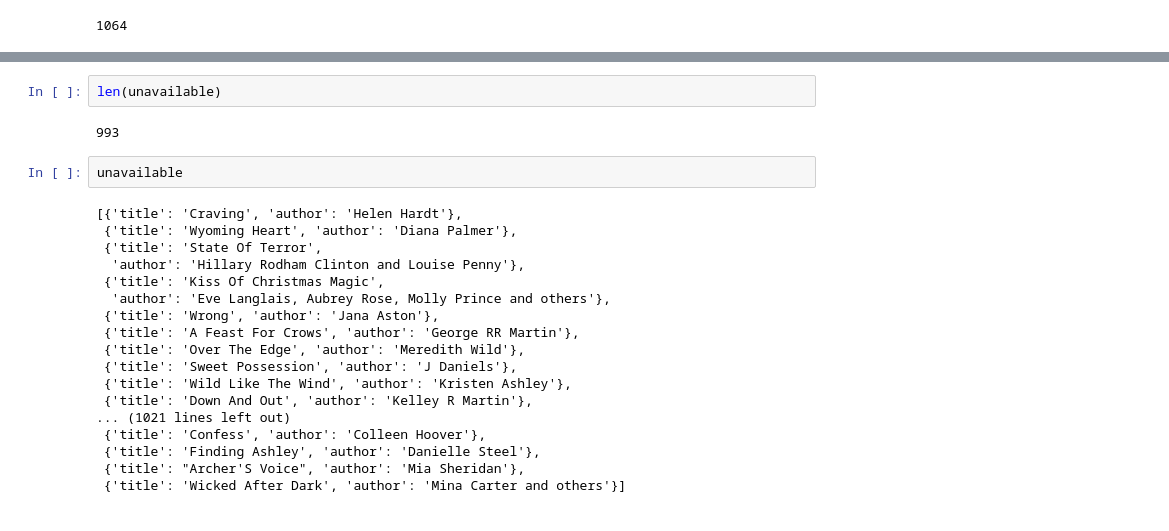
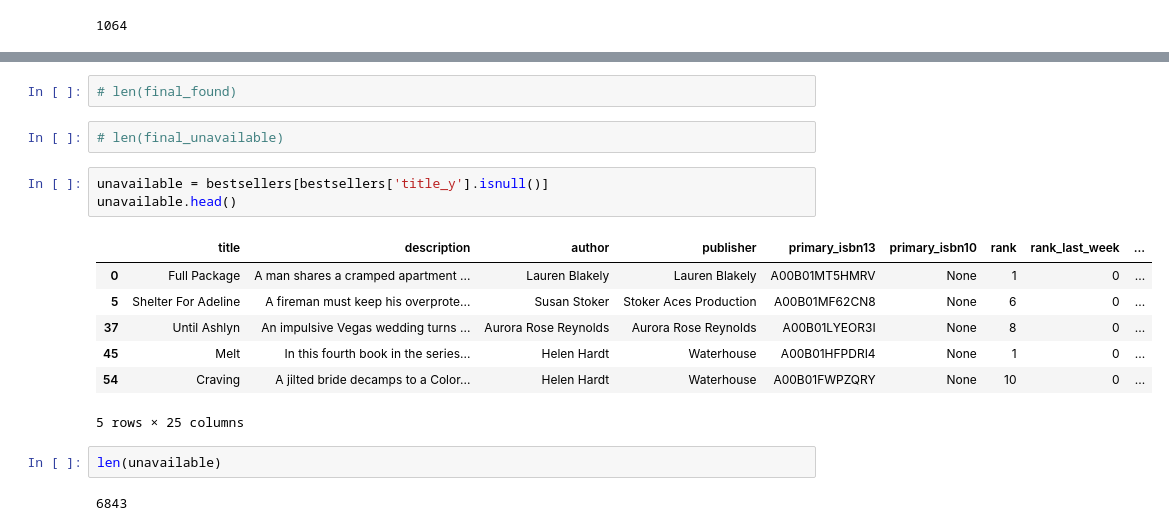
Before and after one commit to melaniewesson/bestseller_capstone, a Jupyter notebook: notebooks/self_published_from_goodreads.ipynb, the cells around one changed output, grey strips where cells are left out. Cells and saved outputs as stored; diff of their text form.

```diff
--- a/notebooks/self_published_from_goodreads.ipynb
+++ b/notebooks/self_published_from_goodreads.ipynb
@@ -726,24 +1446,19 @@ len(self_published)
+# %%
+# len(final_found)
+# %%
+# len(final_unavailable)
+# %%
+unavailable = bestsellers[bestsellers['title_y'].isnull()]
+unavailable.head()
+# %% [output]
+|  | title | description | author | publisher | primary_isbn13 | primary_isbn10 | rank | rank_last_week | ... |
+| 0 | Full Package | A man shares a cramped apartment ... | Lauren Blakely | Lauren Blakely | A00B01MT5HMRV | None | 1 | 0 | ... |
+| 5 | Shelter For Adeline | A fireman must keep his overprote... | Susan Stoker | Stoker Aces Production | A00B01MF62CN8 | None | 6 | 0 | ... |
+| 37 | Until Ashlyn | An impulsive Vegas wedding turns ... | Aurora Rose Reynolds | Aurora Rose Reynolds | A00B01LYEOR3I | None | 8 | 0 | ... |
+| 45 | Melt | In this fourth book in the series... | Helen Hardt | Waterhouse | A00B01HFPDRI4 | None | 1 | 0 | ... |
+| 54 | Craving | A jilted bride decamps to a Color... | Helen Hardt | Waterhouse | A00B01FWPZQRY | None | 10 | 0 | ... |
+5 rows × 25 columns
 # %%
 len(unavailable)
 # %% [output]
-993
+6843
-# %%
-unavailable
-# %% [output]
-[{'title': 'Craving', 'author': 'Helen Hardt'},
- {'title': 'Wyoming Heart', 'author': 'Diana Palmer'},
- {'title': 'State Of Terror',
-  'author': 'Hillary Rodham Clinton and Louise Penny'},
- {'title': 'Kiss Of Christmas Magic',
-  'author': 'Eve Langlais, Aubrey Rose, Molly Prince and others'},
- {'title': 'Wrong', 'author': 'Jana Aston'},
- {'title': 'A Feast For Crows', 'author': 'George RR Martin'},
- {'title': 'Over The Edge', 'author': 'Meredith Wild'},
- {'title': 'Sweet Possession', 'author': 'J Daniels'},
- {'title': 'Wild Like The Wind', 'author': 'Kristen Ashley'},
- {'title': 'Down And Out', 'author': 'Kelley R Martin'},
-... (1021 lines left out)
- {'title': 'Confess', 'author': 'Colleen Hoover'},
- {'title': 'Finding Ashley', 'author': 'Danielle Steel'},
- {'title': "Archer'S Voice", 'author': 'Mia Sheridan'},
- {'title': 'Wicked After Dark', 'author': 'Mina Carter and others'}]
```
Also changed, not shown: parts of 101 cells of this notebook.
